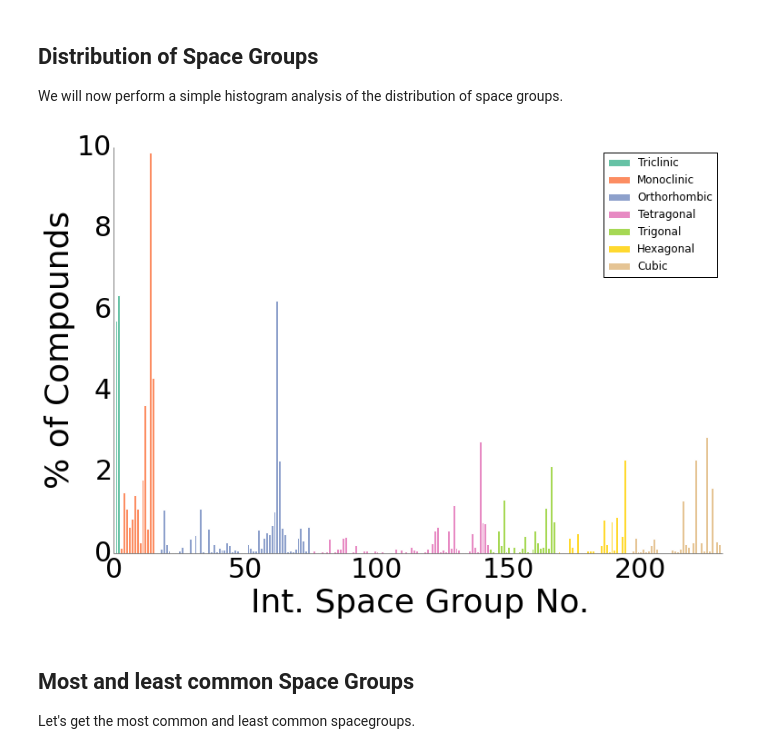
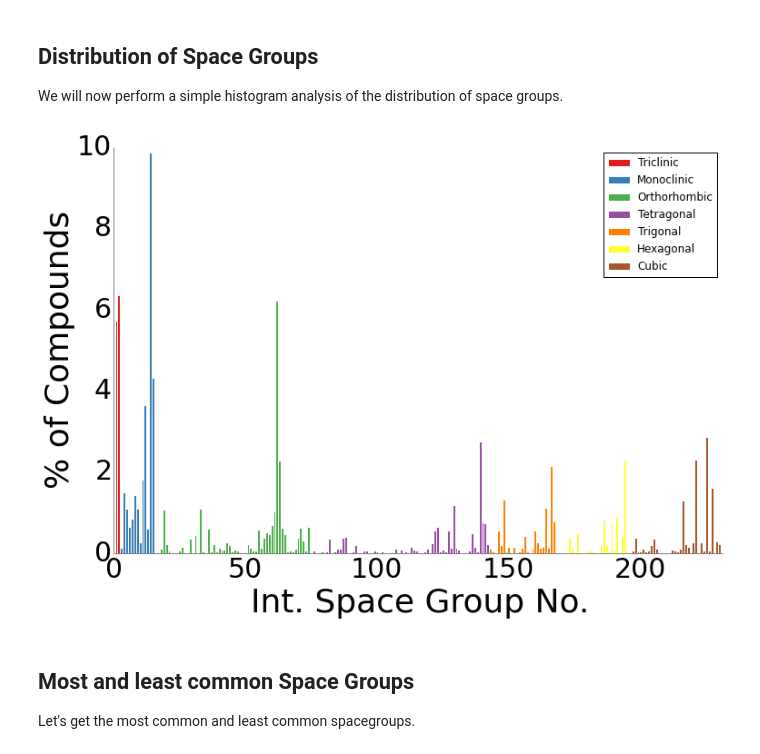
Before and after one commit to materialsvirtuallab/nano106, a Jupyter notebook: lectures/lecture_5_the_230_space_groups/Datamining the Materials Project for Space Group statistics.ipynb, the cells around one changed output. Cells and saved outputs as stored; diff of their text form; code cells hidden in the pictures.

Commit message:
Updated colors. Added SGNAMES class variable to SpaceGroup.

```diff
--- a/lectures/lecture_5_the_230_space_groups/Datamining the Materials Project for Space Group statistics.ipynb
+++ b/lectures/lecture_5_the_230_space_groups/Datamining the Materials Project for Space Group statistics.ipynb
@@ -30,19 +29,20 @@ We will now perform a simple histogram analysis of the distribution of space gro
 # %%
 sgnums = [d["spacegroup.number"] for d in data]
 n, bins = np.histogram(sgnums, bins=np.arange(0.5, 231.5, 1), normed=True)
 crystal_systems = [(2, "Triclinic"), (15, "Monoclinic"), (74, "Orthorhombic"),
                    (142, "Tetragonal"), (167, "Trigonal"), (194, "Hexagonal"), (230, "Cubic")]
+colors = brewer2mpl.get_map('Set1', 'qualitative', len(crystal_systems)).mpl_colors
 start = 0
 for i, (v, label) in enumerate(crystal_systems):
-    ppl.bar(np.arange(start + 0.5, v + 0.5, 1), n[start:v] * 100, width=1, label=label, color=set2[i])
+    ppl.bar(np.arange(start + 0.5, v + 0.5, 1), n[start:v] * 100, width=1, label=label, color=colors[i])
     start = v
 plt.xlim([0, 231])
 plt = get_publication_quality_plot(12, 8, plt)
 plt.legend([c[1] for c in crystal_systems])
 l = plt.xlabel("Int. Space Group No.")
 l = plt.ylabel("% of Compounds")
 # %% [output]
-[figure, old version]
+[figure, new version]
 # %% [markdown]
 ## Most and least common Space Groups
 
```
Also changed, not shown: parts of 1 cell of this notebook, 2 other files.
